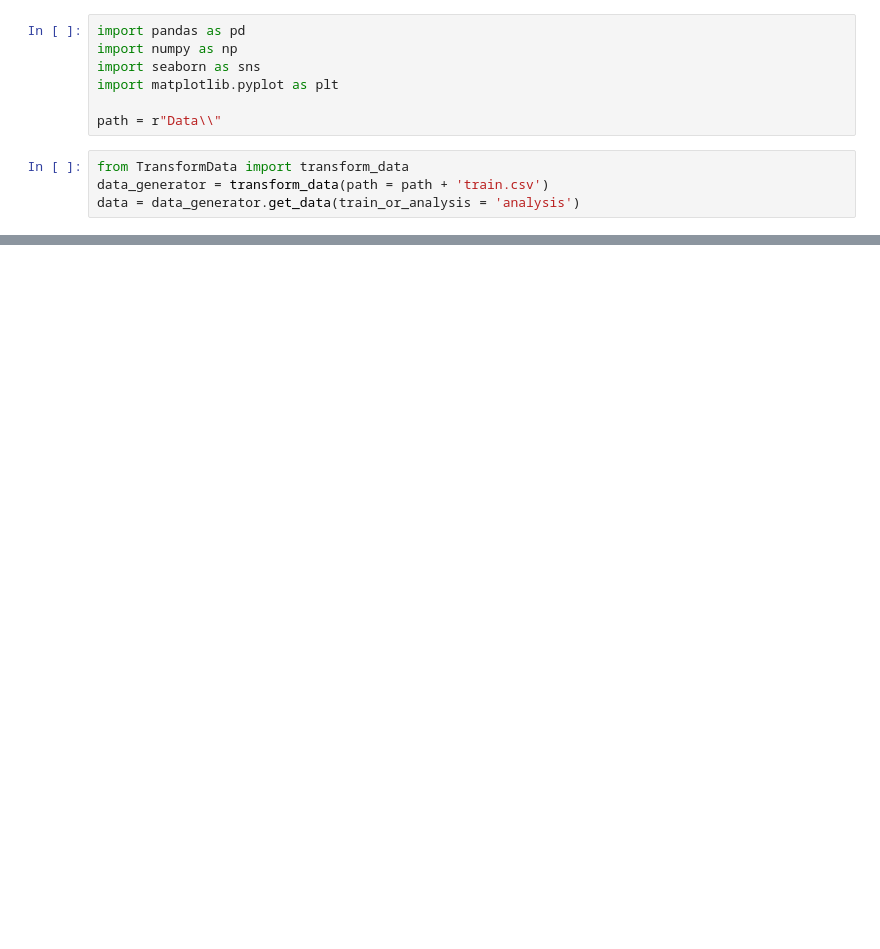
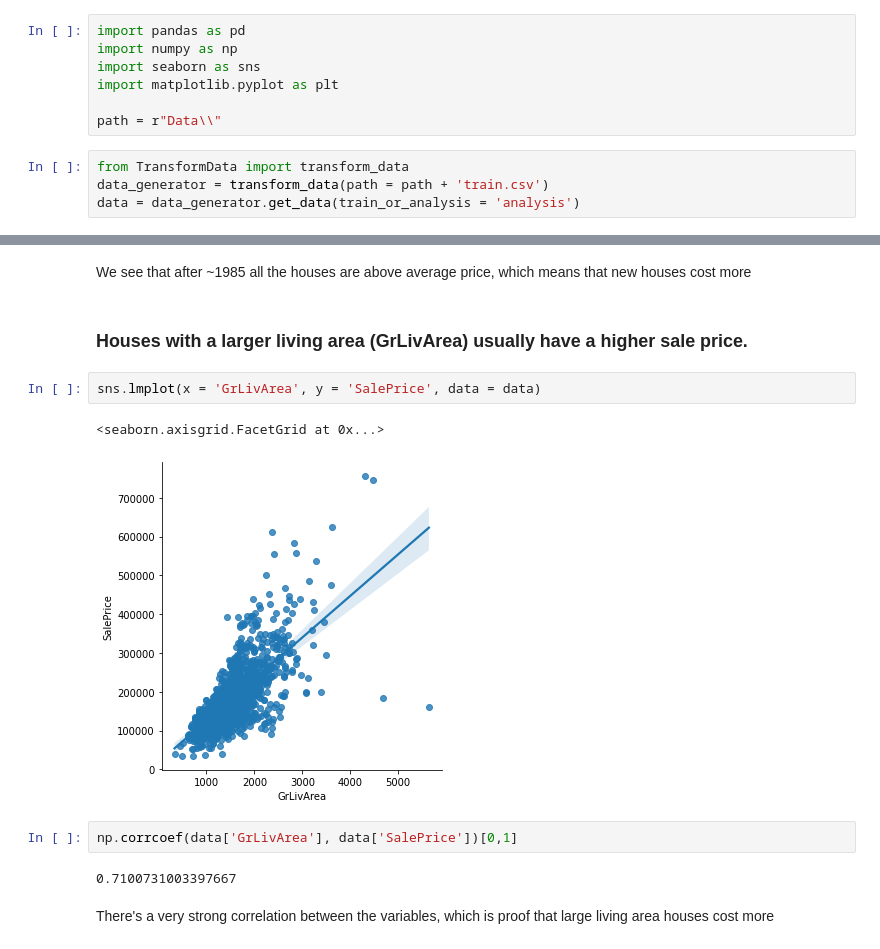
Before and after one commit to NathanBitu/House-Price-Regression, a Jupyter notebook: EDA.ipynb, the cells around one changed output, grey strips where cells are left out. Saved outputs shown, nothing was run; the diff lists cells and outputs as text; blank space fills up the shorter version.

```diff
--- a/EDA.ipynb
+++ b/EDA.ipynb
@@ -16,0 +61,15 @@ sns.displot(data.SalePrice, kde = True)
+# %% [markdown]
+We see that after ~1985 all the houses are above average price, which means that new houses cost more
+# %% [markdown]
+### Houses with a larger living area (GrLivArea) usually have a higher sale price.
+# %%
+sns.lmplot(x = 'GrLivArea', y = 'SalePrice', data = data)
+# %% [output]
+<seaborn.axisgrid.FacetGrid at 0x...>
+[figure, added]
+# %%
+np.corrcoef(data['GrLivArea'], data['SalePrice'])[0,1]
+# %% [output]
+0.7100731003397667
+# %% [markdown]
+There's a very strong correlation between the variables, which is proof that large living area houses cost more
```
Also changed, not shown: parts of 10 cells of this notebook, 1 other file.
